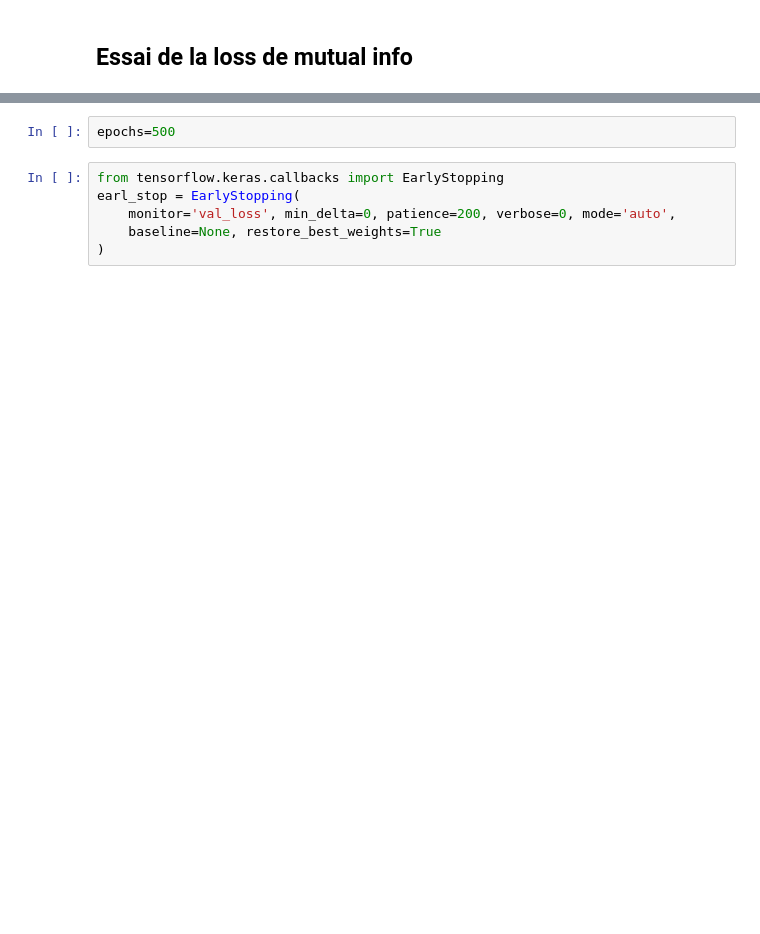
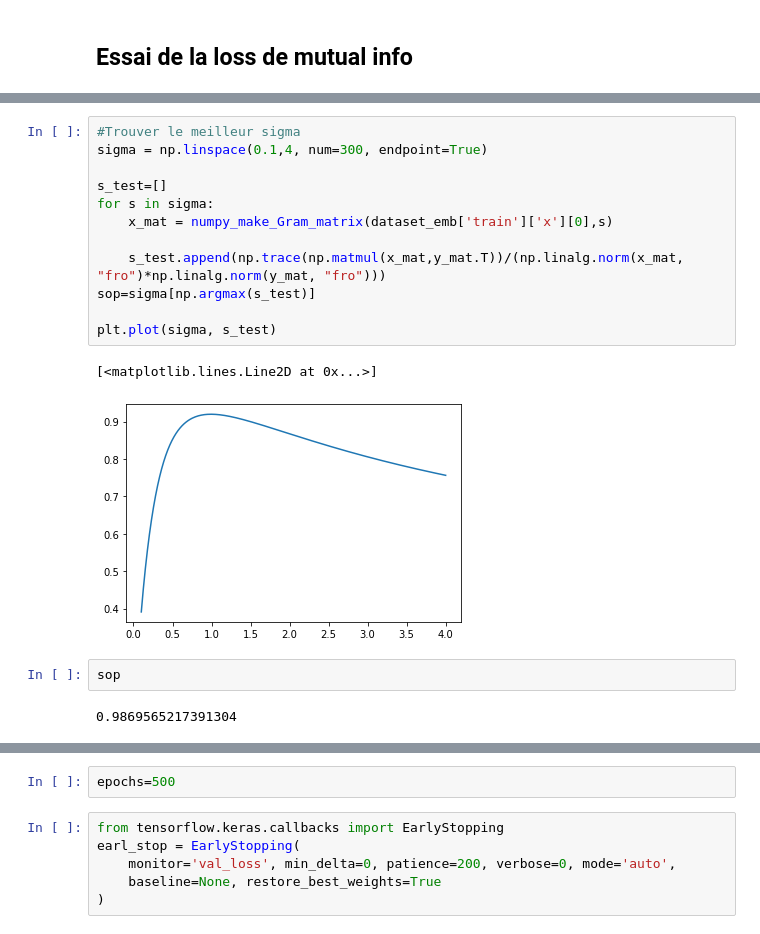
Before and after one commit to GoubetClem/VAE, a Jupyter notebook: Usecase_CVAE.ipynb, the cells around one changed output, grey strips where cells are left out. Cells and saved outputs as stored; diff of their text form; blank space fills up the shorter version.

```diff
--- a/Usecase_CVAE.ipynb
+++ b/Usecase_CVAE.ipynb
@@ -536,0 +615,19 @@ display_metrics(model_eval, 7, factorDesc)
+# %%
+#Trouver le meilleur sigma
+sigma = np.linspace(0.1,4, num=300, endpoint=True)
+
+s_test=[]
+for s in sigma:
+    x_mat = numpy_make_Gram_matrix(dataset_emb['train']['x'][0],s)
+
+    s_test.append(np.trace(np.matmul(x_mat,y_mat.T))/(np.linalg.norm(x_mat, "fro")*np.linalg.norm(y_mat, "fro")))
+sop=sigma[np.argmax(s_test)]
+
+plt.plot(sigma, s_test)
+# %% [output]
+[<matplotlib.lines.Line2D at 0x...>]
+[figure, added]
+# %%
+sop
+# %% [output]
+0.9869565217391304
```
Also changed, not shown: parts of 50 cells of this notebook, 6 other files.
